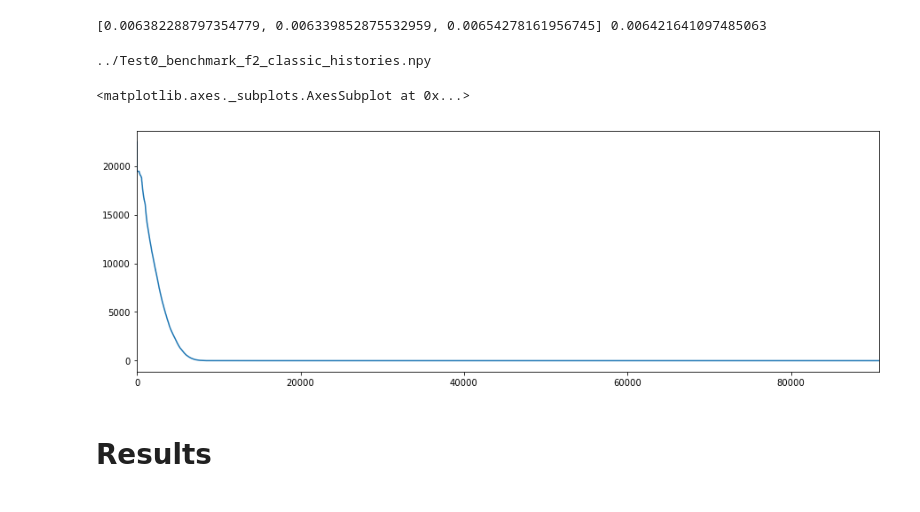
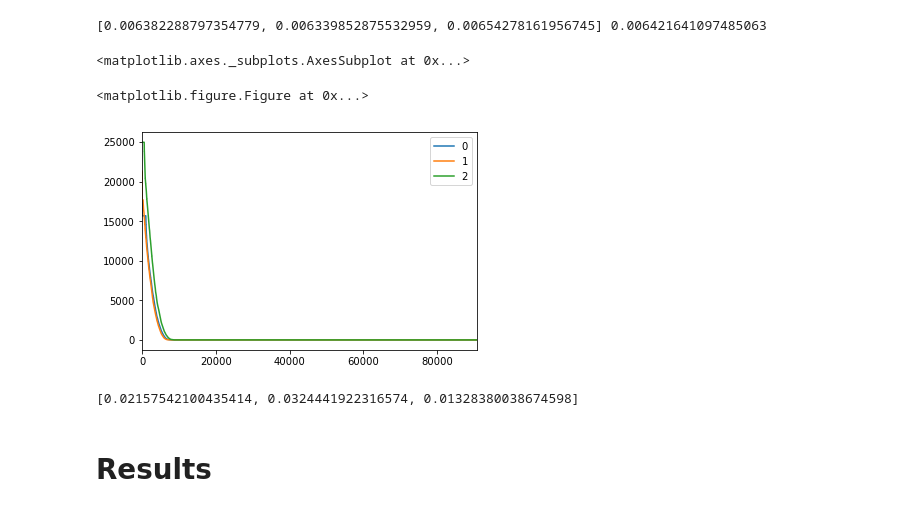
Before and after one commit to maciej3031/evolutionary_algorithm, a Jupyter notebook: Tests_analysis.ipynb, the cells around one changed output. Cells and saved outputs as stored; diff of their text form; code cells hidden in the pictures.

Commit message:
Printing boxplots and compare tables

```diff
--- a/Tests_analysis.ipynb
+++ b/Tests_analysis.ipynb
@@ -16,3 +17,26 @@ functions_numbers = list(range(1,3+1))
 versions_names = ["classic", "marriage-max", "marriage-min", "marriage-mean"]
 # %% [markdown]
 # Preprocessing functions
+# %%
+def load_covergence_data(tests_names, function_number, version_name):
+    def load_histories_to_df(histories):
+        dataframes = []
+        for hist_id, history in enumerate(histories):
+            history_T = np.array(history).T
+            dataframes.append(pd.DataFrame(columns = [hist_id],
+                         index=history_T[0],
+                         data=history_T[1]))
+        df = pd.concat(dataframes, axis=1)
+        #fill NaNs with value before
+        df.fillna(method='ffill',inplace=True)
+        return df
+    histories = []
+    for test_name in tests_names:
+        file = "../{0}_benchmark_f{1}_{2}_histories.npy".format(
+                            test_name, function_number, version_name)
+        if not os.path.isfile(file):
+            print("Nie znaleziono pliku: {0}".format(file))
+            continue
+        histories += np.load(file).tolist()
+    df = load_histories_to_df(histories)
+    return df
@@ -19,10 +64,11 @@ versions_names = ["classic", "marriage-max", "marriage-min", "marriage-mean"]
 # %%
-def load_covergence_data(tests_names, function_number, version_name):
-    histories = []
+def load_scores_data(tests_names, function_number, version_name):
+    scores = []
     for test_name in tests_names:
-        file = "../{0}_benchmark_f{1}_{2}_histories.npy".format(
+        file = "../{0}_benchmark_f{1}_{2}_scores.npy".format(
                             test_name, function_number, version_name)
-        #print(file)
-        histories += np.load(file).tolist()
-    means = histories_to_means(histories)
-    return means
+        if not os.path.isfile(file):
+            print("Nie znaleziono pliku: {0}".format(file))
+            continue
+        scores += np.load(file).tolist()
+    return scores
@@ -73,13 +110,19 @@ print(scores.tolist(), scores.mean())
 # %% [output]
 [0.006382288797354779, 0.006339852875532959, 0.00654278161956745] 0.006421641097485063
 # %%
-means = load_covergence_data(["Test0"],2,"classic")
+runs = load_covergence_data(["Test0"],2,"classic")
 
 plt.figure(figsize=(15,5))
-means.plot() #lub nie meansy tylko .T i boxplotowac
+runs.plot()
 # %% [output]
-../Test0_benchmark_f2_classic_histories.npy
+<matplotlib.axes._subplots.AxesSubplot at 0x...>
-<matplotlib.axes._subplots.AxesSubplot at 0x...>
+<matplotlib.figure.Figure at 0x...>
-[figure, old version]
+[figure, new version]
+# %%
+runs = load_scores_data(["Test0"],2,"classic")
+
+print(runs)
+# %% [output]
+[0.02157542100435414, 0.0324441922316574, 0.01328380038674598]
 # %% [markdown]
 # Results
```
Also changed, not shown: parts of 12 cells of this notebook, 1 other file.
